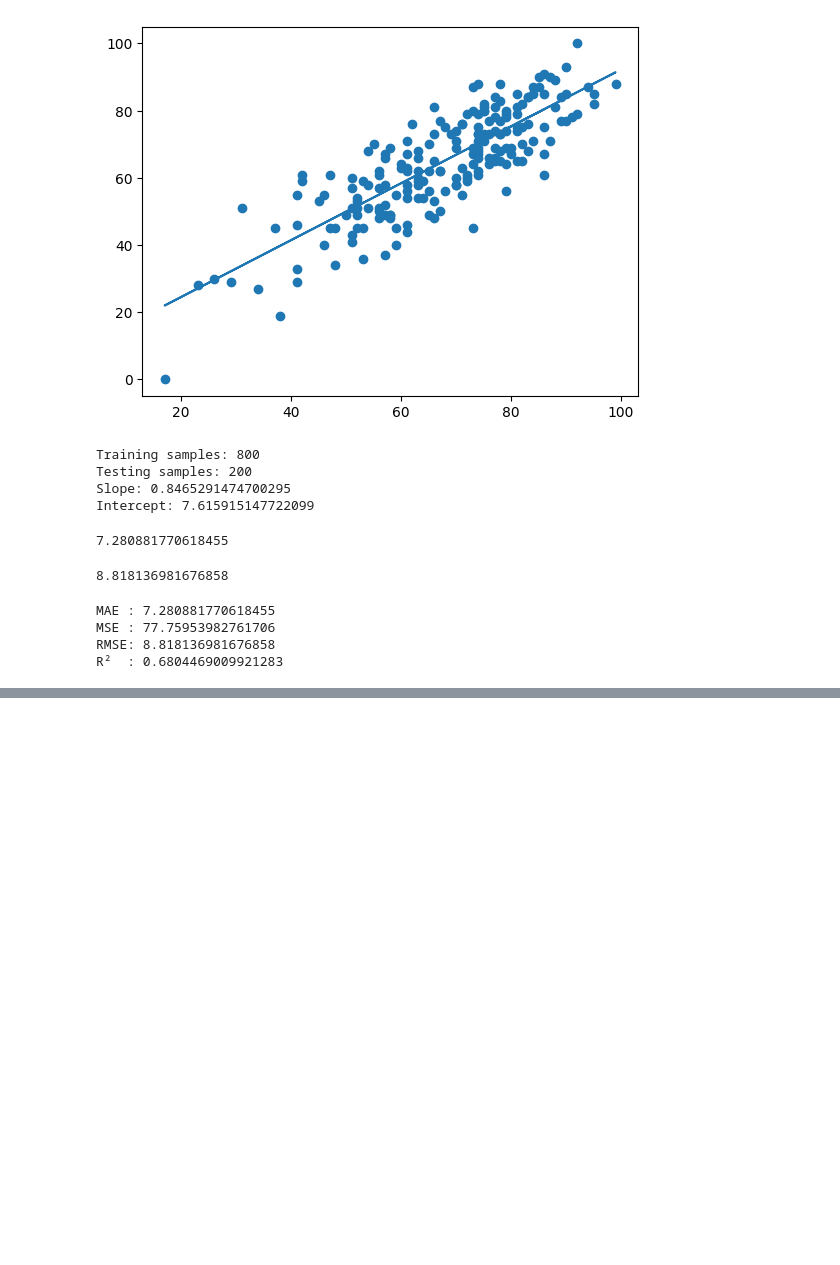
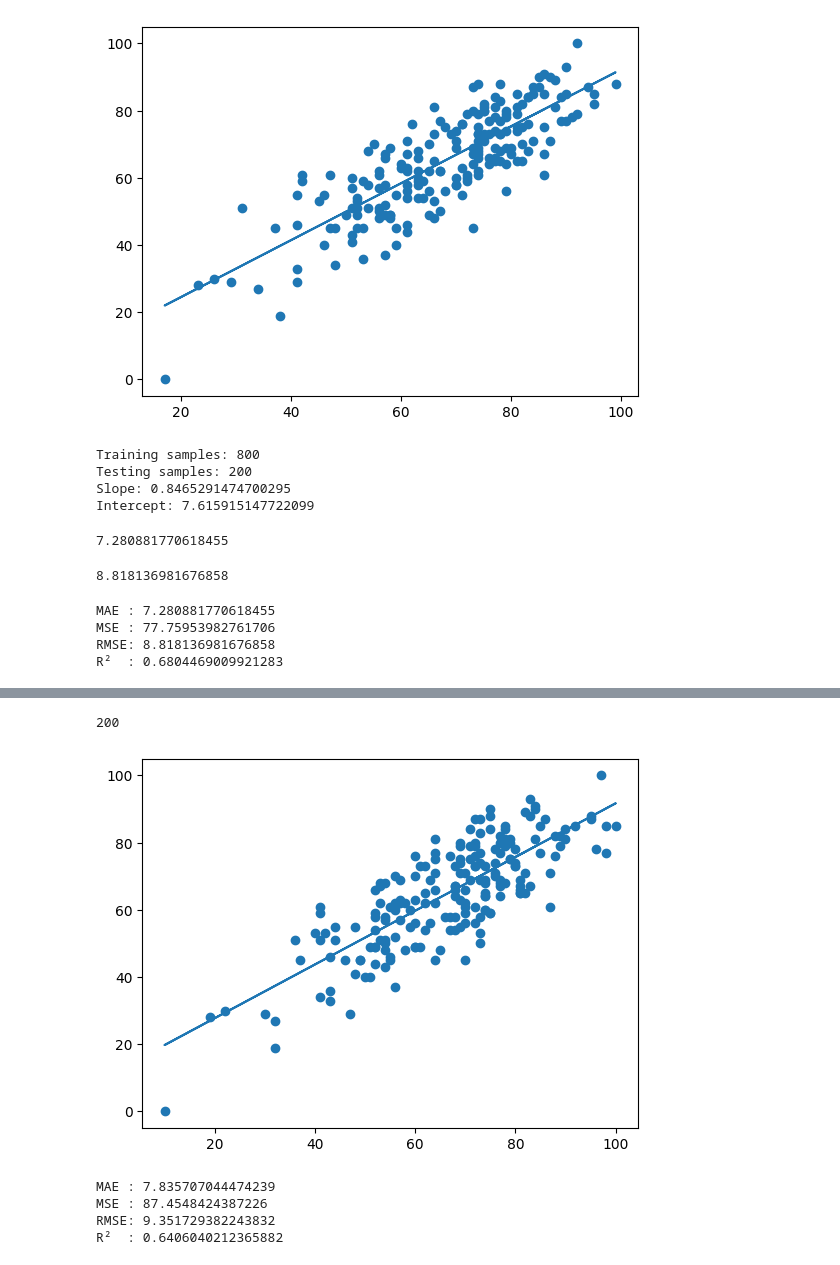
Before and after one commit to gitbhusalhubpramish/student-performance-kaggle, a Jupyter notebook: notebook6efdc2edcc.ipynb, the cells around one changed output, grey strips where cells are left out. Drawn from its saved outputs; the diff is of its cells as text; code cells hidden in the pictures; blank space fills up the shorter version.

Commit message:
Kaggle Notebook | notebook6efdc2edcc | writing score and maths score

```diff
--- a/notebook6efdc2edcc.ipynb
+++ b/notebook6efdc2edcc.ipynb
@@ -230,3 +230,7 @@ MAE : 7.280881770618455
 MSE : 77.75953982761706
 RMSE: 8.818136981676858
 R²  : 0.6804469009921283
+# %%
+X = df[["writing score"]]
+y = df["math score"]
+X,y
@@ -232,0 +255,30 @@ R²  : 0.6804469009921283
+# %%
+X_train, X_test, y_train, y_test = train_test_split(
+    X, y, test_size=0.2, random_state=42
+)
+
+model = LinearRegression()
+model.fit(X_train, y_train)
+
+predictions = model.predict(X_test)
+
+predictions
+len(predictions)
+# %% [output]
+200
+# %%
+plt.scatter(X_test, y_test)
+plt.plot(X_test, predictions)
+plt.show()
+# %% [output]
+[figure, added]
+# %%
+print("MAE :", mean_absolute_error(y_test, predictions))
+print("MSE :", mean_squared_error(y_test, predictions))
+print("RMSE:", mean_squared_error(y_test, predictions) ** 0.5)
+print("R²  :", r2_score(y_test, predictions))
+# %% [output]
+MAE : 7.835707044474239
+MSE : 87.4548424387226
+RMSE: 9.351729382243832
+R²  : 0.6406040212365882
```
Also changed, not shown: parts of 1 cell of this notebook.
